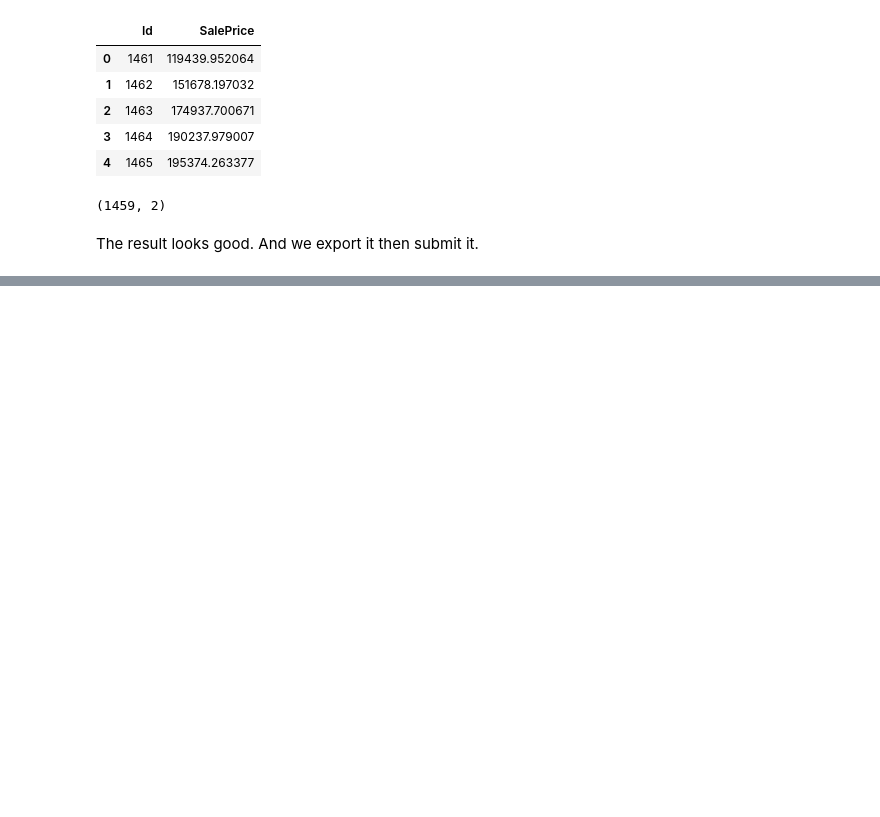
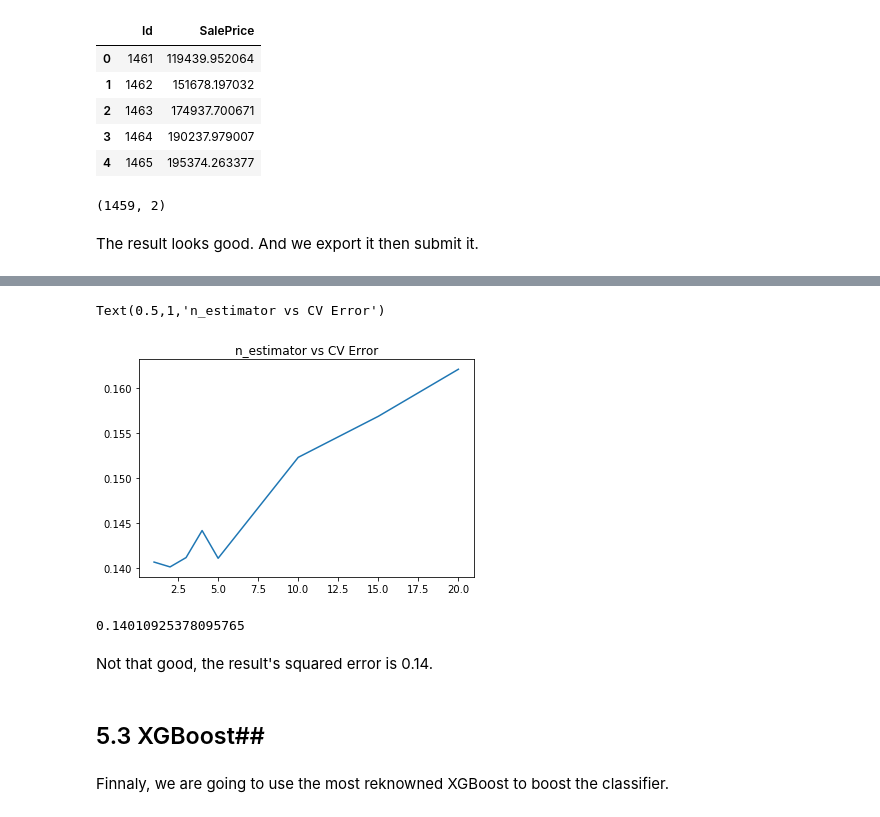
Before and after one commit to lituokobe/Kaggle_House_Price, a Jupyter notebook: House_Price.ipynb, the cells around one changed output, grey strips where cells are left out. Saved outputs shown, nothing was run; the diff lists cells and outputs as text; code cells hidden in the pictures; blank space fills up the shorter version.

```diff
--- a/House_Price.ipynb
+++ b/House_Price.ipynb
@@ -300,0 +337,23 @@ submission_df.to_csv('submission.csv',index = False)
+# %%
+params = [1,2,3,4,5,10,15,20]
+test_scores = []
+for param in params:
+    clf = AdaBoostRegressor(n_estimators = param, base_estimator = ridge)
+    test_score = np.sqrt(-cross_val_score(clf, X_train, y_train, cv =10, scoring ='neg_mean_squared_error'))
+    test_scores.append(np.mean(test_score))
+# %%
+plt.plot(params,test_scores)
+plt.title("n_estimator vs CV Error")
+# %% [output]
+Text(0.5,1,'n_estimator vs CV Error')
+[figure, added]
+# %%
+np.min(test_scores)
+# %% [output]
+0.14010925378095765
+# %% [markdown]
+Not that good, the result's squared error is 0.14.
+# %% [markdown]
+## 5.3 XGBoost##
+# %% [markdown]
+Finnaly, we are going to use the most reknowned XGBoost to boost the classifier.
```
Also changed, not shown: parts of 25 cells of this notebook, 1 other file.
